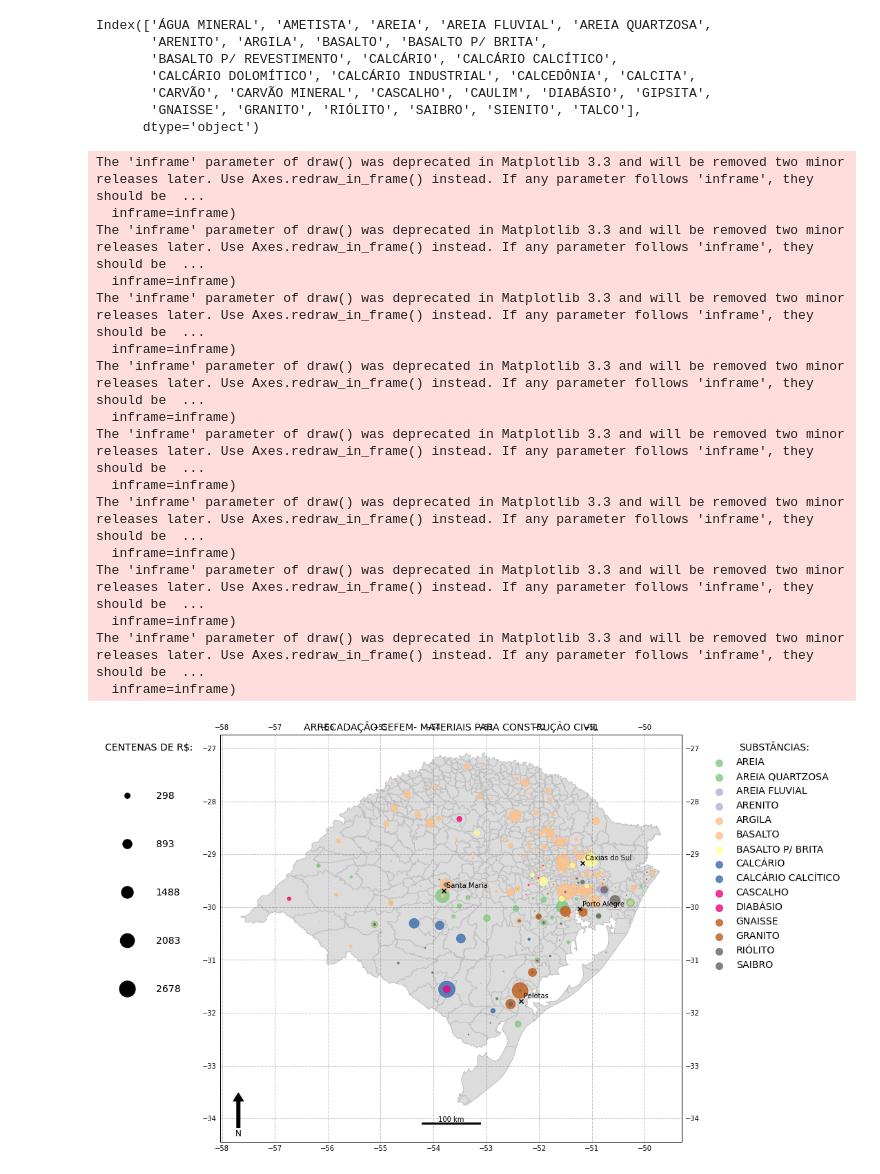
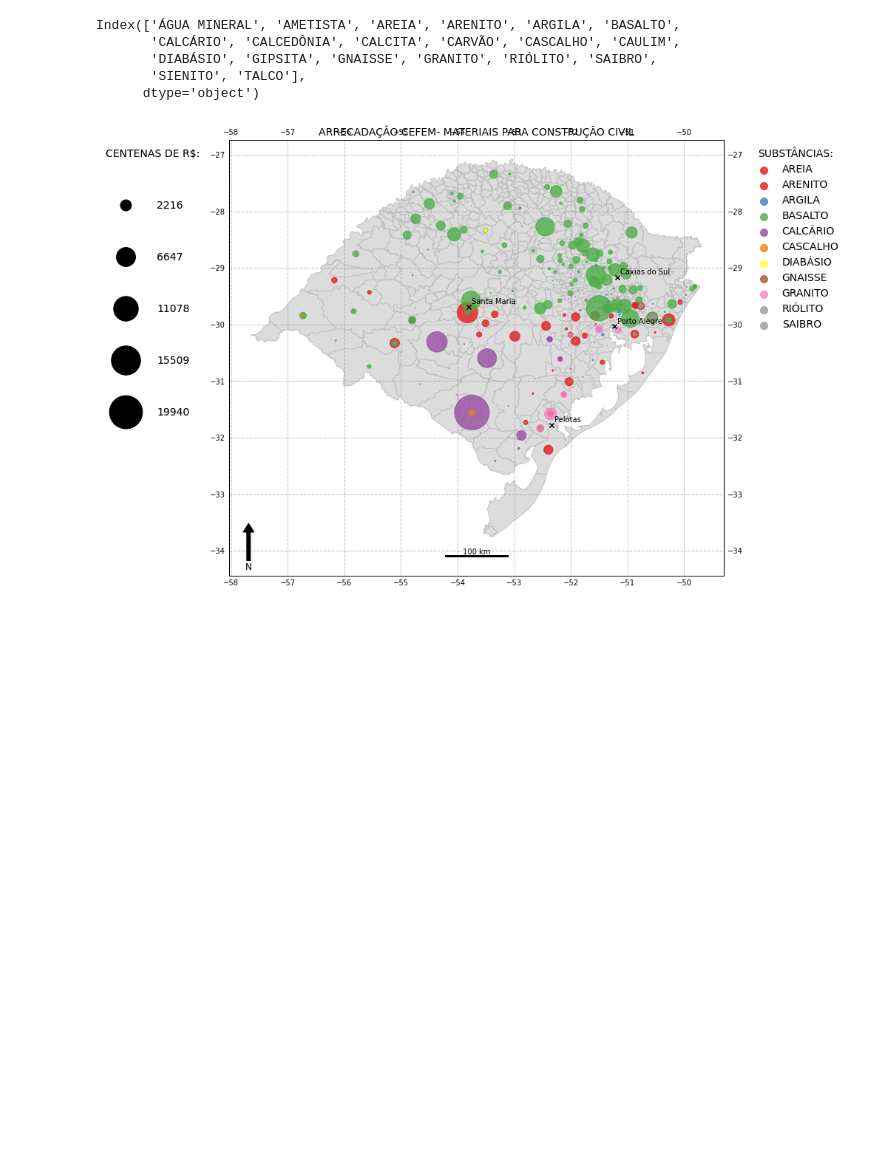
Before and after one commit to robertorolo/Mapas-minera-RS, a Jupyter notebook: arrecadacao.ipynb, the cells around one changed output. Cells and saved outputs as stored; diff of their text form; code cells hidden in the pictures; blank space fills up the shorter version.

```diff
--- a/arrecadacao.ipynb
+++ b/arrecadacao.ipynb
@@ -62,6 +65,24 @@ municipios.head()
 # %%
 producao = pd.read_excel("Arrecadacao ate setembro 2020.xlsx", index_col=0)
 producao = producao.fillna(0)
+# %%
+mapa_arrecadacao = {
+'AREIA FLUVIAL':'AREIA',
+'AREIA QUARTZOSA':'AREIA',
+'AREIA FLUVIA':'AREIA',
+'BASALTO P/ BRITA':'BASALTO',
+'BASALTO P/ REVESTIMENTO':'BASALTO',
+'CALCÁRIO CALCÍTICO':'CALCÁRIO',
+'CALCÁRIO DOLOMÍTICO':'CALCÁRIO',
+'CALCÁRIO INDUSTRIAL':'CALCÁRIO',
+'CARVÃO MINERAL':'CARVÃO',
+}
+# %%
+for i in producao.columns:
+    for j in mapa_arrecadacao:
+        if i == j:
+            producao[mapa_arrecadacao[j]] = producao[mapa_arrecadacao[j]] + producao[mapa_arrecadacao[i]]
+            producao.drop(i, inplace=True, axis=1)
 # %%
 producao.head()
 # %% [output]
@@ -136,15 +146,13 @@ minerais = producao.columns[1:]
 # %%
 minerais
 # %% [output]
-Index(['ÁGUA MINERAL', 'AMETISTA', 'AREIA', 'AREIA FLUVIAL', 'AREIA QUARTZOSA',
-       'ARENITO', 'ARGILA', 'BASALTO', 'BASALTO P/ BRITA',
-       'BASALTO P/ REVESTIMENTO', 'CALCÁRIO', 'CALCÁRIO CALCÍTICO',
-       'CALCÁRIO DOLOMÍTICO', 'CALCÁRIO INDUSTRIAL', 'CALCEDÔNIA', 'CALCITA',
-       'CARVÃO', 'CARVÃO MINERAL', 'CASCALHO', 'CAULIM', 'DIABÁSIO', 'GIPSITA',
-       'GNAISSE', 'GRANITO', 'RIÓLITO', 'SAIBRO', 'SIENITO', 'TALCO'],
+Index(['ÁGUA MINERAL', 'AMETISTA', 'AREIA', 'ARENITO', 'ARGILA', 'BASALTO',
+       'CALCÁRIO', 'CALCEDÔNIA', 'CALCITA', 'CARVÃO', 'CASCALHO', 'CAULIM',
+       'DIABÁSIO', 'GIPSITA', 'GNAISSE', 'GRANITO', 'RIÓLITO', 'SAIBRO',
+       'SIENITO', 'TALCO'],
       dtype='object')
 # %%
-norm = 0.002
+norm = 0.001
 # %%
 def which_bin(v, bin_edges, n_bins=5, norm=1):
     size = None
@@ -196,7 +204,7 @@ for grupo in grupos:
     l, ss = create_legend(filtrado, n_bins=5, norm=norm)
 
     #colors
-    colormap = plt.cm.Accent
+    colormap = plt.cm.Set1
     colors = [colormap(i) for i in np.linspace(0, 1, len(n_c))]
     ax.set_prop_cycle('color', colors)
 
@@ -212,47 +220,31 @@ for grupo in grupos:
     x, y, arrow_length = 0.04, 0.12, 0.1
     ax.annotate('N', xy=(x, y), xytext=(x, y-arrow_length),
     arrowprops=dict(facecolor='black', width=5, headwidth=15),
     ha='center', va='center', fontsize=12,
     xycoords=ax.transAxes)
 
     scale_bar(ax, 100, location=(0.5,0.01))
 
     test = plt.scatter(x=np.ones(len(ss))*-54, y=np.ones(len(ss))*-30, s=ss, alpha=0)
     handles, labels = test.legend_elements(prop="sizes", alpha=0.6)
     labels = l
     kw = dict(prop="sizes")
 
     lgd1 = ax.legend(bbox_to_anchor=(1.04, 1), edgecolor = 'white', fontsize='14', title='SUBSTÂNCIAS:', title_fontsize='14', loc='upper left')
     for handle in lgd1.legendHandles:
         handle.set_sizes([100.0])
     lgd2 = ax.legend(handles, labels, labelspacing=4, handletextpad=2 , bbox_to_anchor=(-0.04, 1), edgecolor = 'white', fontsize='14', title='CENTENAS DE R$:', title_fontsize='14', loc='upper right')
     nl = []
     for i, handle in enumerate(lgd2.legendHandles):
         handle._legmarker.set_alpha(1)
 
     plt.gca().add_artist(lgd1)
     plt.gca().add_artist(lgd2)
 
     plot_municipios(municipios, lista_municipio, ax, c='black', delta=0.05)
 
     ax.set_title('ARRECADAÇÂO CEFEM- {}'.format(grupo.upper()), loc='center', fontsize='14')
     nome = grupo.upper()
     plt.savefig('imagens/arrecadacao/'+nome+".png", bbox_inches='tight', facecolor='white', dpi = 300, bbox_extra_artists=(lgd1,lgd2))
 # %% [output]
-The 'inframe' parameter of draw() was deprecated in Matplotlib 3.3 and will be removed two minor releases later. Use Axes.redraw_in_frame() instead. If any parameter follows 'inframe', they should be  ...
-  inframe=inframe)
-The 'inframe' parameter of draw() was deprecated in Matplotlib 3.3 and will be removed two minor releases later. Use Axes.redraw_in_frame() instead. If any parameter follows 'inframe', they should be  ...
-  inframe=inframe)
-The 'inframe' parameter of draw() was deprecated in Matplotlib 3.3 and will be removed two minor releases later. Use Axes.redraw_in_frame() instead. If any parameter follows 'inframe', they should be  ...
-  inframe=inframe)
-The 'inframe' parameter of draw() was deprecated in Matplotlib 3.3 and will be removed two minor releases later. Use Axes.redraw_in_frame() instead. If any parameter follows 'inframe', they should be  ...
-  inframe=inframe)
-The 'inframe' parameter of draw() was deprecated in Matplotlib 3.3 and will be removed two minor releases later. Use Axes.redraw_in_frame() instead. If any parameter follows 'inframe', they should be  ...
-  inframe=inframe)
-The 'inframe' parameter of draw() was deprecated in Matplotlib 3.3 and will be removed two minor releases later. Use Axes.redraw_in_frame() instead. If any parameter follows 'inframe', they should be  ...
-  inframe=inframe)
-The 'inframe' parameter of draw() was deprecated in Matplotlib 3.3 and will be removed two minor releases later. Use Axes.redraw_in_frame() instead. If any parameter follows 'inframe', they should be  ...
-  inframe=inframe)
-The 'inframe' parameter of draw() was deprecated in Matplotlib 3.3 and will be removed two minor releases later. Use Axes.redraw_in_frame() instead. If any parameter follows 'inframe', they should be  ...
-  inframe=inframe)
-[figure, old version]
+[figure, new version]
```
Also changed, not shown: parts of 5 cells of this notebook, 1 other file.
